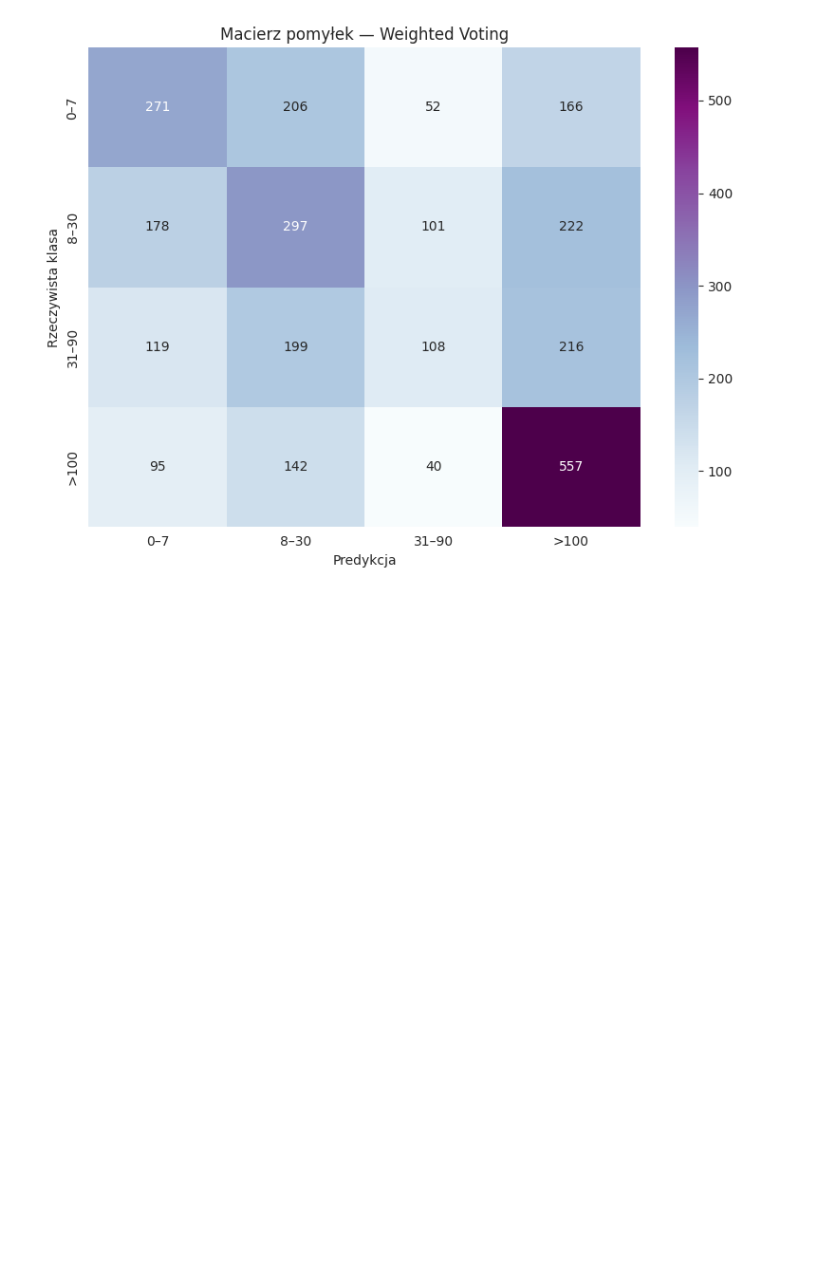
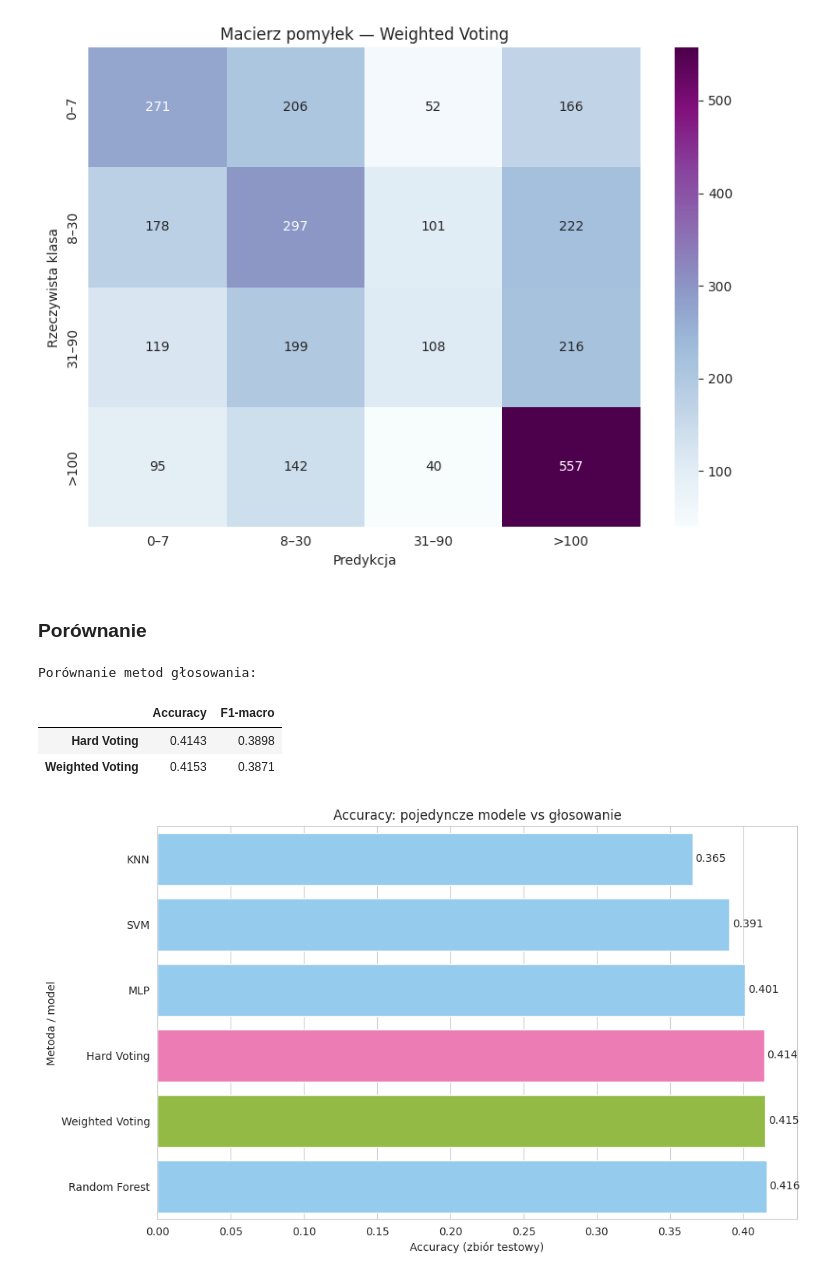
Before and after one commit to Carrie088/pet_adoption_ml, a Jupyter notebook: notebooks/07_expert_system.ipynb, the cells around one changed output. Drawn from its saved outputs; the diff is of its cells as text; code cells hidden in the pictures; blank space fills up the shorter version.

Commit message:
Add models and voting comparison

```diff
--- a/notebooks/07_expert_system.ipynb
+++ b/notebooks/07_expert_system.ipynb
@@ -206,3 +206,42 @@ weighted avg       0.40      0.42      0.40      2969
 Accuracy: 0.4153
 F1 macro: 0.3871
 [figure]
+# %% [markdown]
+### Porównanie
+# %%
+porownanie = pd.DataFrame({
+    'Accuracy': [acc_hard, acc_weighted],
+    'F1-macro': [f1_hard, f1_weighted],
+}, index=['Hard Voting', 'Weighted Voting'])
+
+print('Porównanie metod głosowania:')
+display(porownanie.round(4))
+
+all_acc = pd.Series({
+    **base_acc,
+    'Hard Voting': acc_hard,
+    'Weighted Voting': acc_weighted,
+}).sort_values()
+
+kolory = ['lightskyblue'] * len(base_acc) + ['hotpink', 'yellowgreen']
+
+kolor_map = {**{k: 'lightskyblue' for k in base_acc},
+             'Hard Voting': 'hotpink', 'Weighted Voting': 'yellowgreen'}
+
+plt.figure(figsize=(10, 6))
+sns.barplot(x=all_acc.values, y=all_acc.index,
+            hue=all_acc.index,
+            palette=[kolor_map[k] for k in all_acc.index], legend=False)
+for i, v in enumerate(all_acc.values):
+    plt.text(v + 0.002, i, f'{v:.3f}', va='center')
+plt.title('Accuracy: pojedyncze modele vs głosowanie')
+plt.xlabel('Accuracy (zbiór testowy)')
+plt.ylabel('Metoda / model')
+plt.tight_layout()
+plt.show()
+# %% [output]
+Porównanie metod głosowania:
+|  | Accuracy | F1-macro |
+| Hard Voting | 0.4143 | 0.3898 |
+| Weighted Voting | 0.4153 | 0.3871 |
+[figure, added]
```
